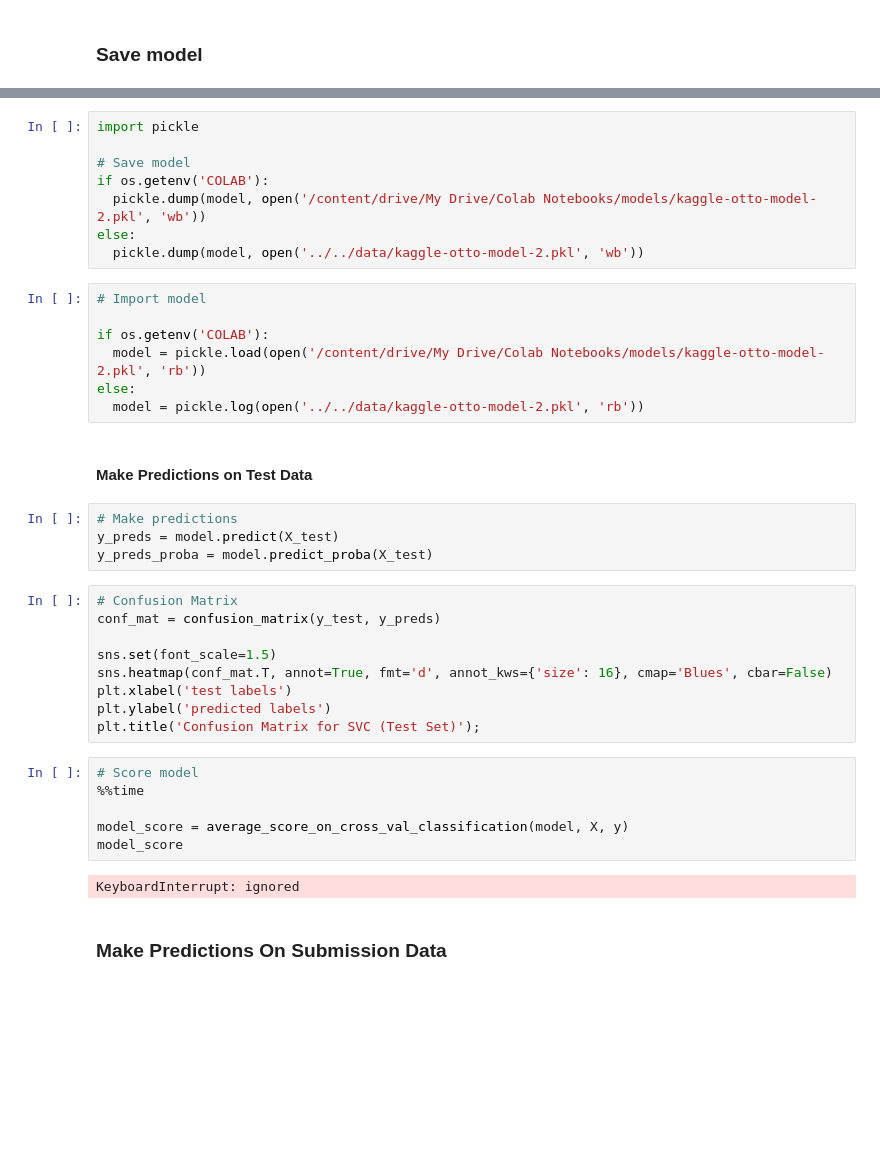
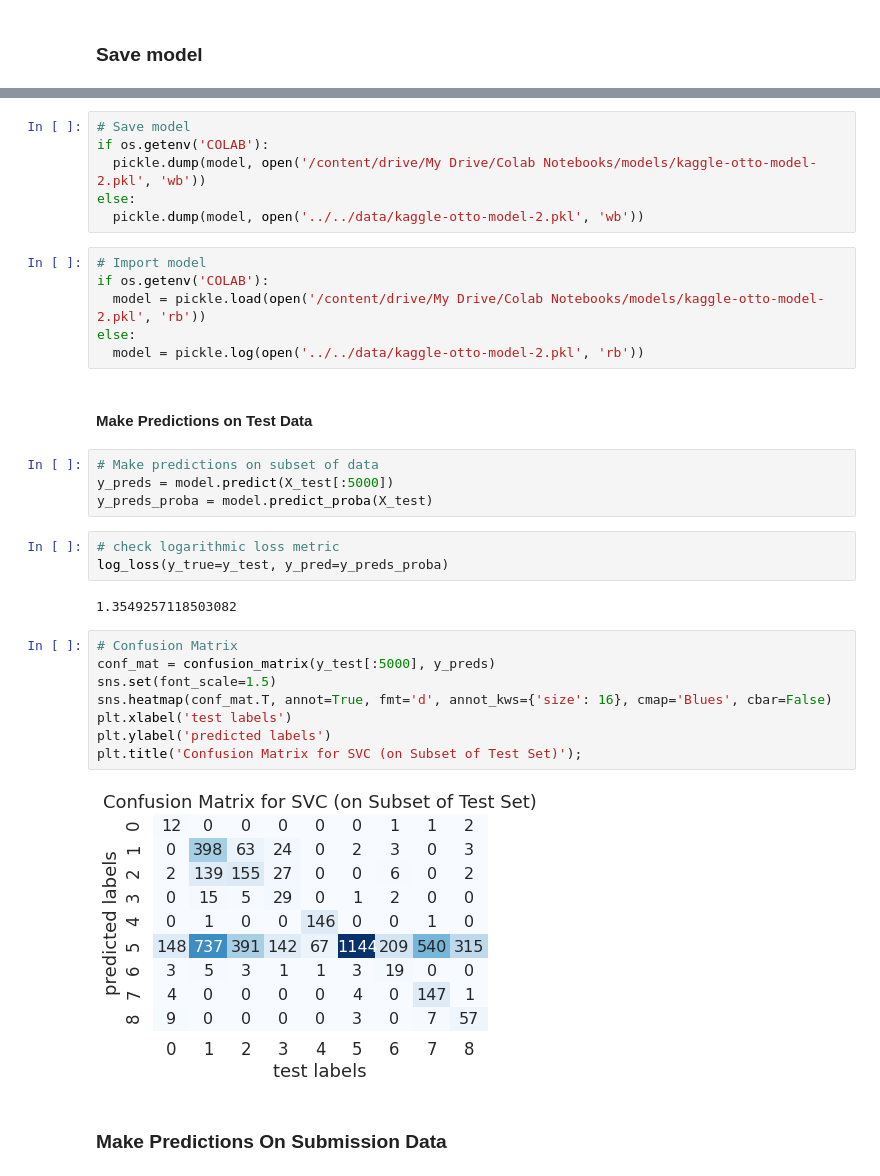
Before and after one commit to sophiabrandt/ZTM-Complete-Machine-Learning-Data-Science, a Jupyter notebook: notebooks/otto/kaggle-otto.ipynb, the cells around one changed output, grey strips where cells are left out. Drawn from its saved outputs; the diff is of its cells as text; blank space fills up the shorter version.

```diff
--- a/notebooks/otto/kaggle-otto.ipynb
+++ b/notebooks/otto/kaggle-otto.ipynb
@@ -778,6 +780,4 @@ Pipeline(memory=None,
 # %%
-import pickle
-
 # Save model
 if os.getenv('COLAB'):
   pickle.dump(model, open('/content/drive/My Drive/Colab Notebooks/models/kaggle-otto-model-2.pkl', 'wb'))
@@ -785,7 +785,6 @@ else:
   pickle.dump(model, open('../../data/kaggle-otto-model-2.pkl', 'wb'))
 # %%
 # Import model
-
 if os.getenv('COLAB'):
   model = pickle.load(open('/content/drive/My Drive/Colab Notebooks/models/kaggle-otto-model-2.pkl', 'rb'))
 else:
@@ -793,26 +792,24 @@ else:
 # %% [markdown]
 #### Make Predictions on Test Data
 # %%
-# Make predictions
-y_preds = model.predict(X_test)
+# Make predictions on subset of data
+y_preds = model.predict(X_test[:5000])
 y_preds_proba = model.predict_proba(X_test)
+# %%
+# check logarithmic loss metric
+log_loss(y_true=y_test, y_pred=y_preds_proba)
+# %% [output]
+1.3549257118503082
 # %%
 # Confusion Matrix
-conf_mat = confusion_matrix(y_test, y_preds)
-
+conf_mat = confusion_matrix(y_test[:5000], y_preds)
 sns.set(font_scale=1.5)
 sns.heatmap(conf_mat.T, annot=True, fmt='d', annot_kws={'size': 16}, cmap='Blues', cbar=False)
 plt.xlabel('test labels')
 plt.ylabel('predicted labels')
-plt.title('Confusion Matrix for SVC (Test Set)');
+plt.title('Confusion Matrix for SVC (on Subset of Test Set)');
+# %% [output]
+[figure, added]
-# %%
-# Score model
-%%time
-
-model_score = average_score_on_cross_val_classification(model, X, y)
-model_score
-# %% [output]
-KeyboardInterrupt: ignored
 # %% [markdown]
 ### Make Predictions On Submission Data
 # %%
```
Also changed, not shown: parts of 9 cells of this notebook.
